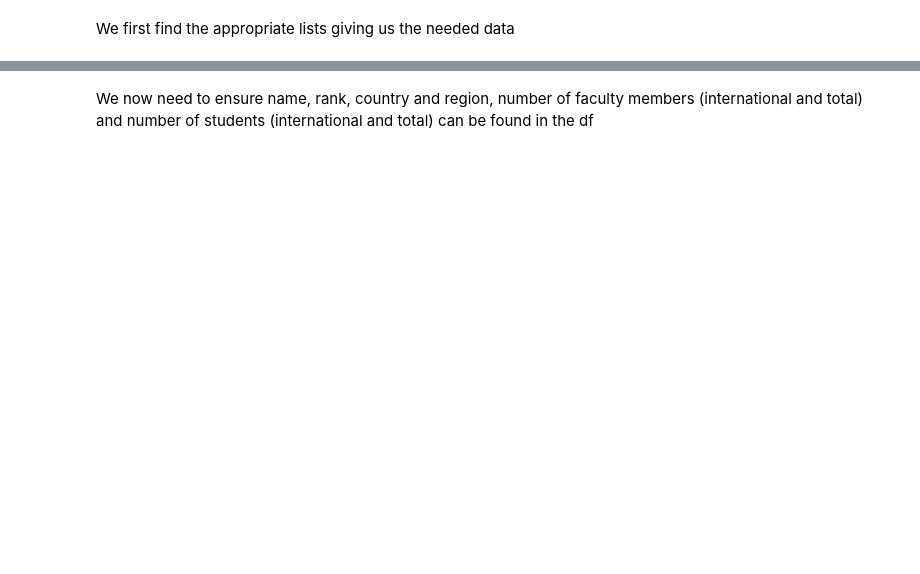
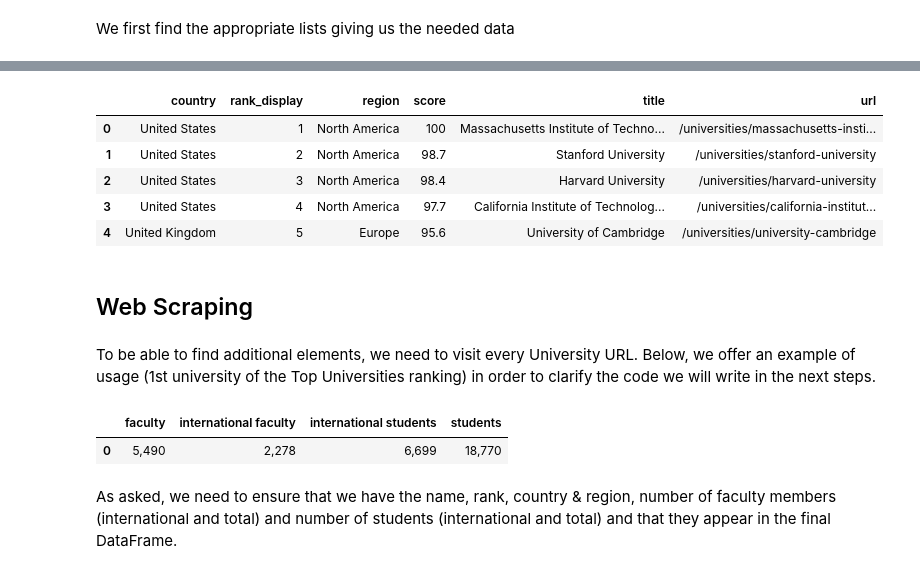
Before and after one commit to mtaziz/ada, a Jupyter notebook: HW2/Homework 2.ipynb, the cells around one changed output, grey strips where cells are left out. Drawn from its saved outputs; the diff is of its cells as text; code cells hidden in the pictures; blank space fills up the shorter version.

```diff
--- a/HW2/Homework 2.ipynb
+++ b/HW2/Homework 2.ipynb
@@ -34,10 +50,47 @@ times_frame.head()
 s = requests.get(TOP_UNIVERVERSITIES_TEXT)
 topjson = s.json()
 # %%
-top_frame = pd.DataFrame(topjson['data']).head(200) #we only want first 200
-del top_frame['cc'], top_frame['logo'], top_frame['nid'], top_frame['core_id'], top_frame['stars'], top_frame['guide']
+##NEED TO GET ONLY NUMERICAL VALUES FOR THE RANK DISPLAY!!
+
+top_frame = pd.DataFrame(topjson['data']).head(200)
+del top_frame['cc'],\
+    top_frame['logo'],\
+    top_frame['nid'],\
+    top_frame['core_id'],\
+    top_frame['stars'],\
+    top_frame['guide']
 
 top_frame.head()
+# %% [output]
+|  | country | rank_display | region | score | title | url |
+| 0 | United States | 1 | North America | 100 | Massachusetts Institute of Techno... | /universities/massachusetts-insti... |
+| 1 | United States | 2 | North America | 98.7 | Stanford University | /universities/stanford-university |
+| 2 | United States | 3 | North America | 98.4 | Harvard University | /universities/harvard-university |
+| 3 | United States | 4 | North America | 97.7 | California Institute of Technolog... | /universities/california-institut... |
+| 4 | United Kingdom | 5 | Europe | 95.6 | University of Cambridge | /universities/university-cambridge |
+# %% [markdown]
+## Web Scraping
+# %% [markdown]
+To be able to find additional elements, we need to visit every University URL. Below, we offer an example of usage (1st university of the Top Universities ranking) in order to clarify the code we will write in the next steps.
+# %%
+r = requests.get(TOP_UNIVERSITIES + '/universities/university-cambridge')
+page_body = r.text
+soup = BeautifulSoup(page_body, 'html.parser')
+
+#In order to get the right numbers, we use [1:-1] in order to delete the leading and trailing spaces
+student_number = (soup.find('div', class_='total student')).find('div', class_='number').text[1:-1]
+int_student = (soup.find('div', class_='total inter')).find('div', class_='number').text[1:-1]
+facult_number = (soup.find('div', class_='total faculty')).find('div', class_='number').text[1:-1]
+int_faculty = (soup.find('div', class_='inter faculty')).find('div', class_='number').text[1:-1]
+
+#We create a new DataFrame to visualize the new information
+pd.DataFrame.from_dict({'students' : [student_number],
+              'international students': [int_student],
+              'faculty' : [facult_number],
+              'international faculty' : [int_faculty] })
+# %% [output]
+|  | faculty | international faculty | international students | students |
+| 0 | 5,490 | 2,278 | 6,699 | 18,770 |
 # %% [markdown]
-We now need to ensure name, rank, country and region, number of faculty members (international and total) and number of students (international and total) can be found in the df
+As asked, we need to ensure that we have the name, rank, country & region, number of faculty members (international and total) and number of students (international and total) and that they appear in the final DataFrame.
 # %%
```
Also changed, not shown: parts of 20 cells of this notebook.
